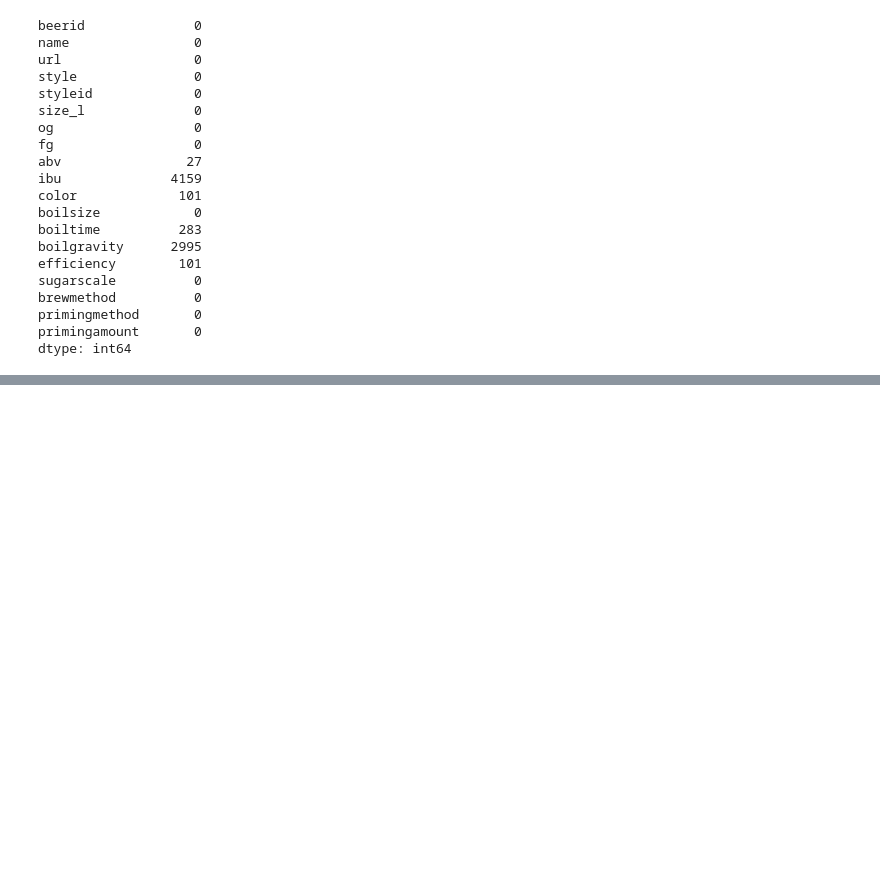
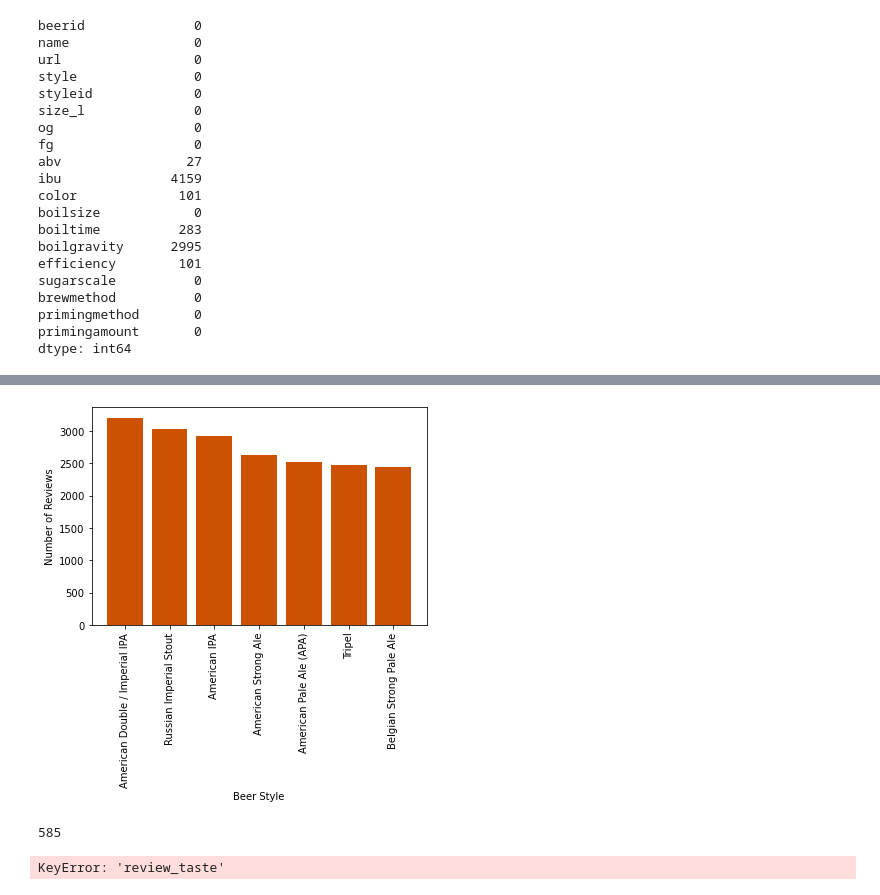
Before and after one commit to chase-dalton/Das-Boot-Brew-Review, a Jupyter notebook: Machine_learning/db_template.ipynb, the cells around one changed output, grey strips where cells are left out. Drawn from its saved outputs; the diff is of its cells as text; code cells hidden in the pictures; blank space fills up the shorter version.

Commit message:
adding bar graphs

```diff
--- a/Machine_learning/db_template.ipynb
+++ b/Machine_learning/db_template.ipynb
@@ -156,0 +175,4 @@ reviews_df.sample(10)
+# %%
+# What are the most popular beer styles?
+pop_style = reviews_df.groupby(["beer_style", "review_count"]).sum().reset_index()
+pop_style = pop_style.sort_values('review_count', ascending = False)
@@ -156,0 +183,28 @@ reviews_df.sample(10)
+# %%
+# Bar Graph of Popular (most reviewed)beer styles
+top_ten_styles = pop_style.head(10)
+x = top_ten_styles["beer_style"]
+y = top_ten_styles["review_count"]
+
+
+plt.bar(x,y, color = '#CC5200')
+plt.xlabel('Beer Style')
+plt.ylabel('Number of Reviews')
+plt.xticks(rotation = 90)
+plt.show()
+# %% [output]
+[figure, added]
+# %%
+# What are the highest rated styles?
+# First, find beers with at least 100 ratings
+
+pop_style = pop_style[pop_style.review_count > 100]
+len(pop_style)
+# %% [output]
+585
+# %%
+
+best_style = pop_style.groupby(["beer_style", "review_taste"]).sum().reset_index()
+best_style = best_style.sort_values('review_taste', ascending = False)
+# %% [output]
+KeyError: 'review_taste'
```
Also changed, not shown: parts of 5 cells of this notebook, 2 other files.
